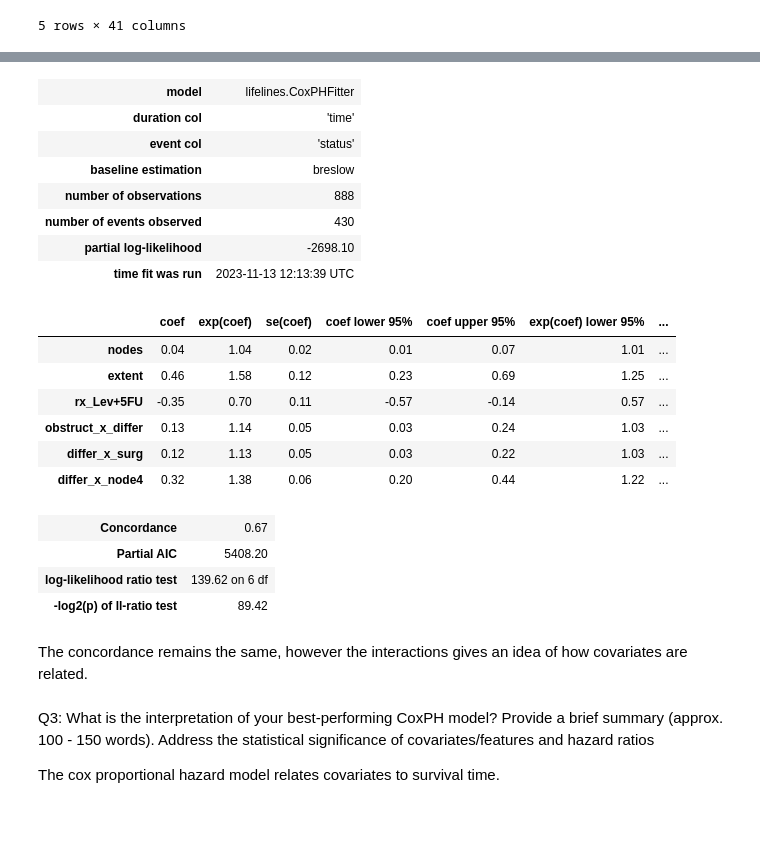
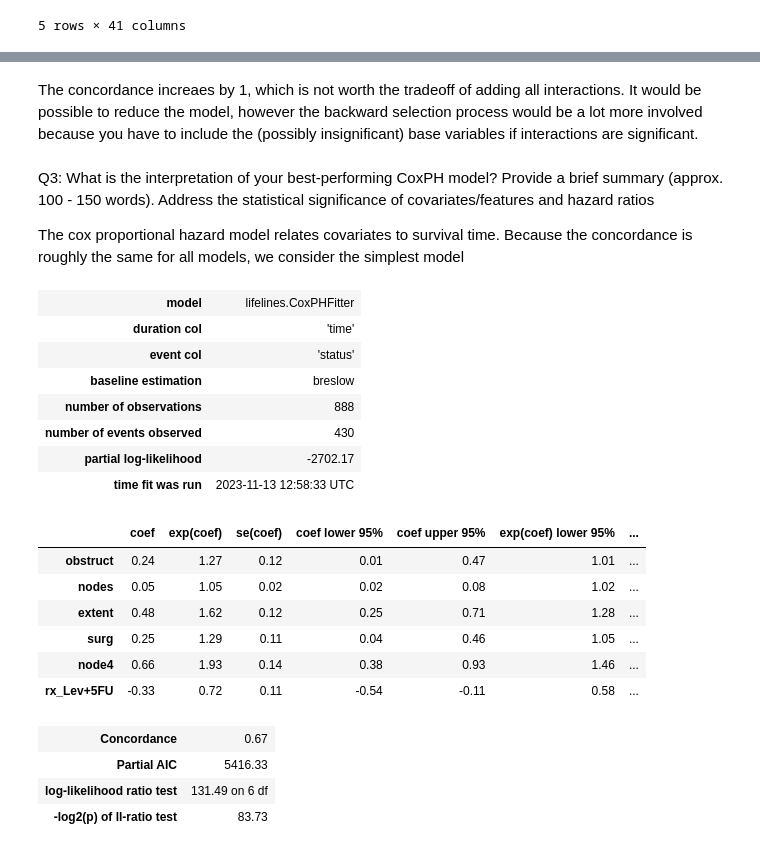
Before and after one commit to erlendrisvik/DAT350_CA, a Jupyter notebook: compulsory_2_erlend_risvik.ipynb, the cells around one changed output, grey strips where cells are left out. Drawn from its saved outputs; the diff is of its cells as text; code cells hidden in the pictures; blank space fills up the shorter version.

```diff
--- a/compulsory_2_erlend_risvik.ipynb
+++ b/compulsory_2_erlend_risvik.ipynb
@@ -227,6 +227,9 @@ from lifelines import CoxPHFitter
 # create one-hot-encode and give appropiate status column
 cox_ph_df = df[cox_ph_cols].copy()
 cox_ph_df['status'] = df['status'].map({False: 0, True: 1})
+# consider Obs as baseline
+cox_ph_df['rx'] = cox_ph_df['rx'].astype('category')
+cox_ph_df['rx'].cat.reorder_categories(['Obs', 'Lev', 'Lev+5FU'], inplace=True)
 cox_ph_df = pd.get_dummies(cox_ph_df, columns = ['rx'], drop_first=True)
 # %%
 cox_ph_df.head()
@@ -446,28 +429,28 @@ backward.backward_selection_inter(show_info=True)
+# %% [markdown]
+The concordance increaes by 1, which is not worth the tradeoff of adding all interactions. It would be possible to reduce the model, however the backward selection process would be a lot more involved because you have to include the (possibly insignificant) base variables if interactions are significant.
+# %% [markdown]
+Q3: What is the interpretation of your best-performing CoxPH model? Provide a brief summary (approx. 100 - 150 words). Address the statistical significance of covariates/features and hazard ratios
+
+The cox proportional hazard model relates covariates to survival time. Because the concordance is roughly the same for all models, we consider the simplest model
 # %%
-backward.print_summary()
+base_model.print_summary()
 # %% [output]
 | model | lifelines.CoxPHFitter |
 | duration col | 'time' |
 | event col | 'status' |
 | baseline estimation | breslow |
 | number of observations | 888 |
 | number of events observed | 430 |
-| partial log-likelihood | -2698.10 |
-| time fit was run | 2023-11-13 12:13:39 UTC |
+| partial log-likelihood | -2702.17 |
+| time fit was run | 2023-11-13 12:58:33 UTC |
 |  | coef | exp(coef) | se(coef) | coef lower 95% | coef upper 95% | exp(coef) lower 95% | ... |
-| nodes | 0.04 | 1.04 | 0.02 | 0.01 | 0.07 | 1.01 | ... |
-| extent | 0.46 | 1.58 | 0.12 | 0.23 | 0.69 | 1.25 | ... |
-| rx_Lev+5FU | -0.35 | 0.70 | 0.11 | -0.57 | -0.14 | 0.57 | ... |
-| obstruct_x_differ | 0.13 | 1.14 | 0.05 | 0.03 | 0.24 | 1.03 | ... |
-| differ_x_surg | 0.12 | 1.13 | 0.05 | 0.03 | 0.22 | 1.03 | ... |
-| differ_x_node4 | 0.32 | 1.38 | 0.06 | 0.20 | 0.44 | 1.22 | ... |
+| obstruct | 0.24 | 1.27 | 0.12 | 0.01 | 0.47 | 1.01 | ... |
+| nodes | 0.05 | 1.05 | 0.02 | 0.02 | 0.08 | 1.02 | ... |
+| extent | 0.48 | 1.62 | 0.12 | 0.25 | 0.71 | 1.28 | ... |
+| surg | 0.25 | 1.29 | 0.11 | 0.04 | 0.46 | 1.05 | ... |
+| node4 | 0.66 | 1.93 | 0.14 | 0.38 | 0.93 | 1.46 | ... |
+| rx_Lev+5FU | -0.33 | 0.72 | 0.11 | -0.54 | -0.11 | 0.58 | ... |
 | Concordance | 0.67 |
-| Partial AIC | 5408.20 |
-| log-likelihood ratio test | 139.62 on 6 df |
-| -log2(p) of ll-ratio test | 89.42 |
+| Partial AIC | 5416.33 |
+| log-likelihood ratio test | 131.49 on 6 df |
+| -log2(p) of ll-ratio test | 83.73 |
-# %% [markdown]
-The concordance remains the same, however the interactions gives an idea of how covariates are related.
-# %% [markdown]
-Q3: What is the interpretation of your best-performing CoxPH model? Provide a brief summary (approx. 100 - 150 words). Address the statistical significance of covariates/features and hazard ratios
-
-The cox proportional hazard model relates covariates to survival time.
```
Also changed, not shown: parts of 15 cells of this notebook.
